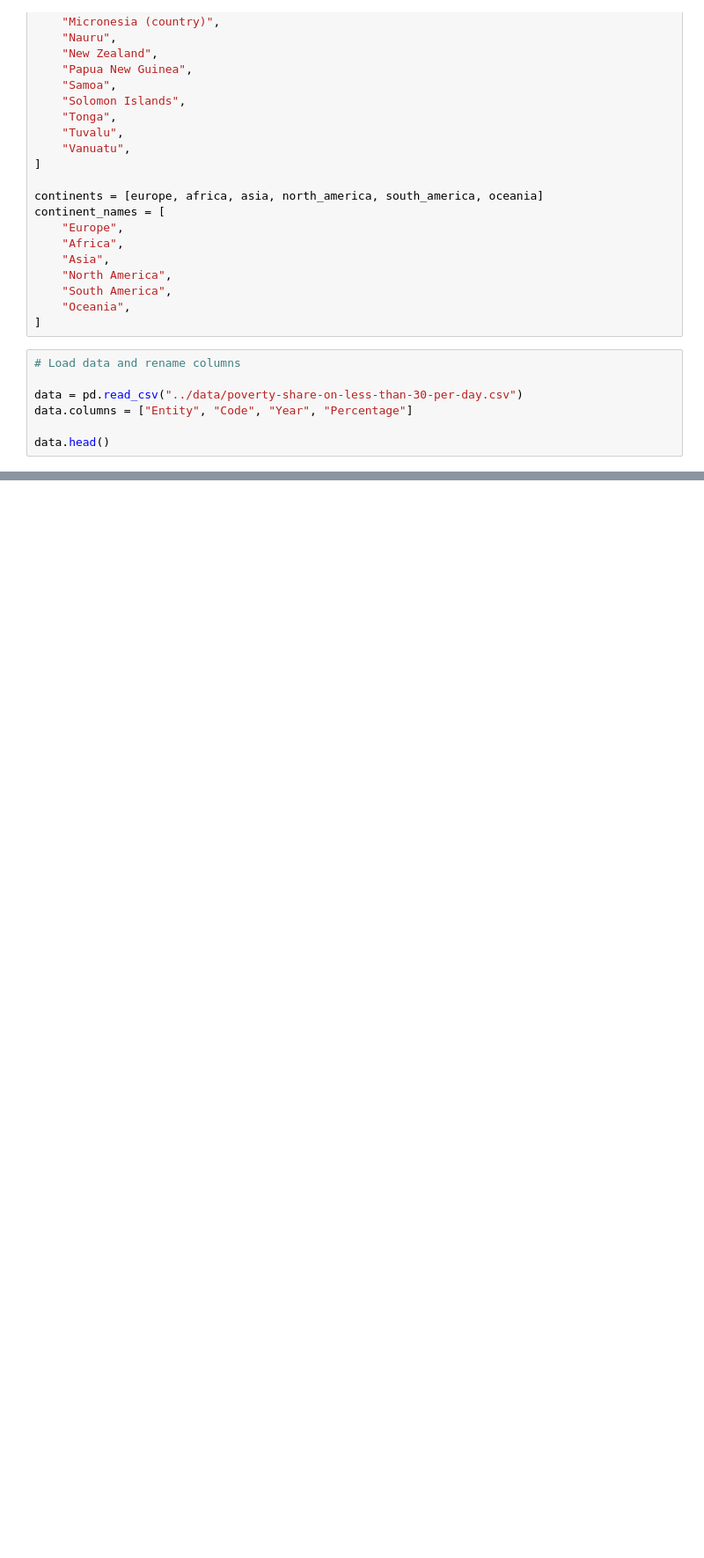
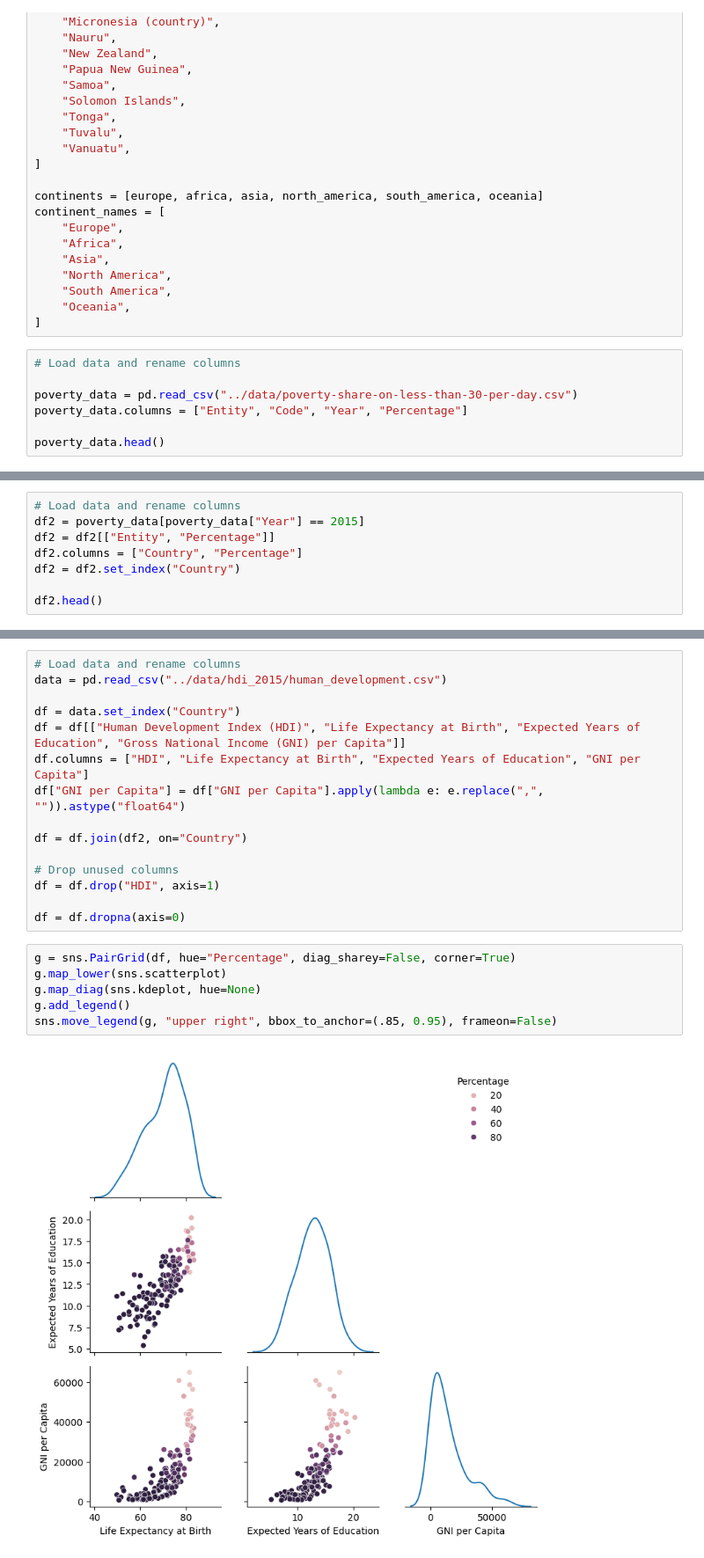
Before and after one commit to AleksiKaa/infoviz, a Jupyter notebook: src/assignment2.ipynb, the cells around one changed output, grey strips where cells are left out. Shown at 88% size. Drawn from its saved outputs; the diff is of its cells as text; blank space fills up the shorter version.

```diff
--- a/src/assignment2.ipynb
+++ b/src/assignment2.ipynb
@@ -210,7 +210,7 @@ continent_names = [
 # %%
 # Load data and rename columns
 
-data = pd.read_csv("../data/poverty-share-on-less-than-30-per-day.csv")
-data.columns = ["Entity", "Code", "Year", "Percentage"]
+poverty_data = pd.read_csv("../data/poverty-share-on-less-than-30-per-day.csv")
+poverty_data.columns = ["Entity", "Code", "Year", "Percentage"]
 
-data.head()
+poverty_data.head()
@@ -242,0 +254,8 @@ plt.show()
+# %%
+# Load data and rename columns
+df2 = poverty_data[poverty_data["Year"] == 2015]
+df2 = df2[["Entity", "Percentage"]]
+df2.columns = ["Country", "Percentage"]
+df2 = df2.set_index("Country")
+
+df2.head()
@@ -242,0 +270,23 @@ plt.show()
+# %%
+# Load data and rename columns
+data = pd.read_csv("../data/hdi_2015/human_development.csv")
+
+df = data.set_index("Country")
+df = df[["Human Development Index (HDI)", "Life Expectancy at Birth", "Expected Years of Education", "Gross National Income (GNI) per Capita"]]
+df.columns = ["HDI", "Life Expectancy at Birth", "Expected Years of Education", "GNI per Capita"]
+df["GNI per Capita"] = df["GNI per Capita"].apply(lambda e: e.replace(",", "")).astype("float64")
+
+df = df.join(df2, on="Country")
+
+# Drop unused columns
+df = df.drop("HDI", axis=1)
+
+df = df.dropna(axis=0)
+# %%
+g = sns.PairGrid(df, hue="Percentage", diag_sharey=False, corner=True)
+g.map_lower(sns.scatterplot)
+g.map_diag(sns.kdeplot, hue=None)
+g.add_legend()
+sns.move_legend(g, "upper right", bbox_to_anchor=(.85, 0.95), frameon=False)
+# %% [output]
+[figure, added]
```
Also changed, not shown: parts of 5 cells of this notebook.
